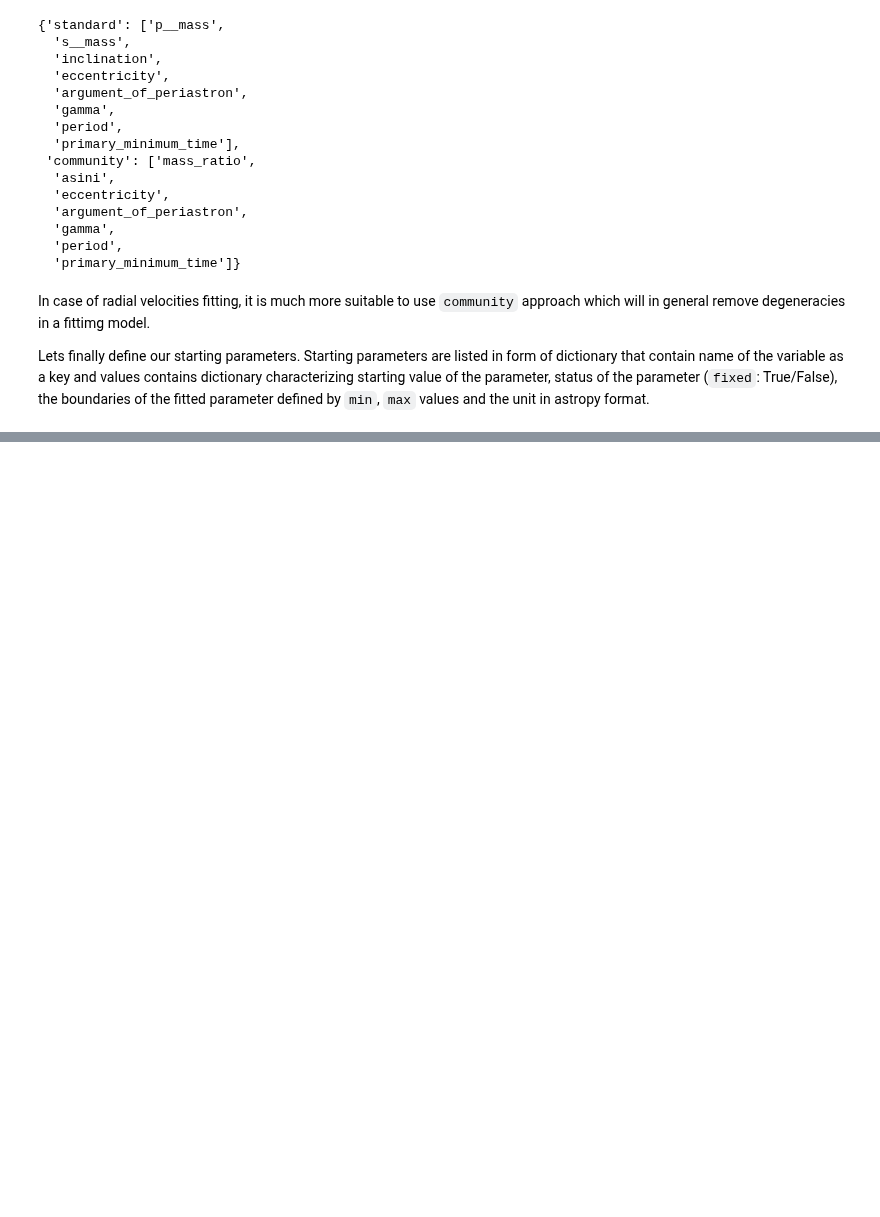
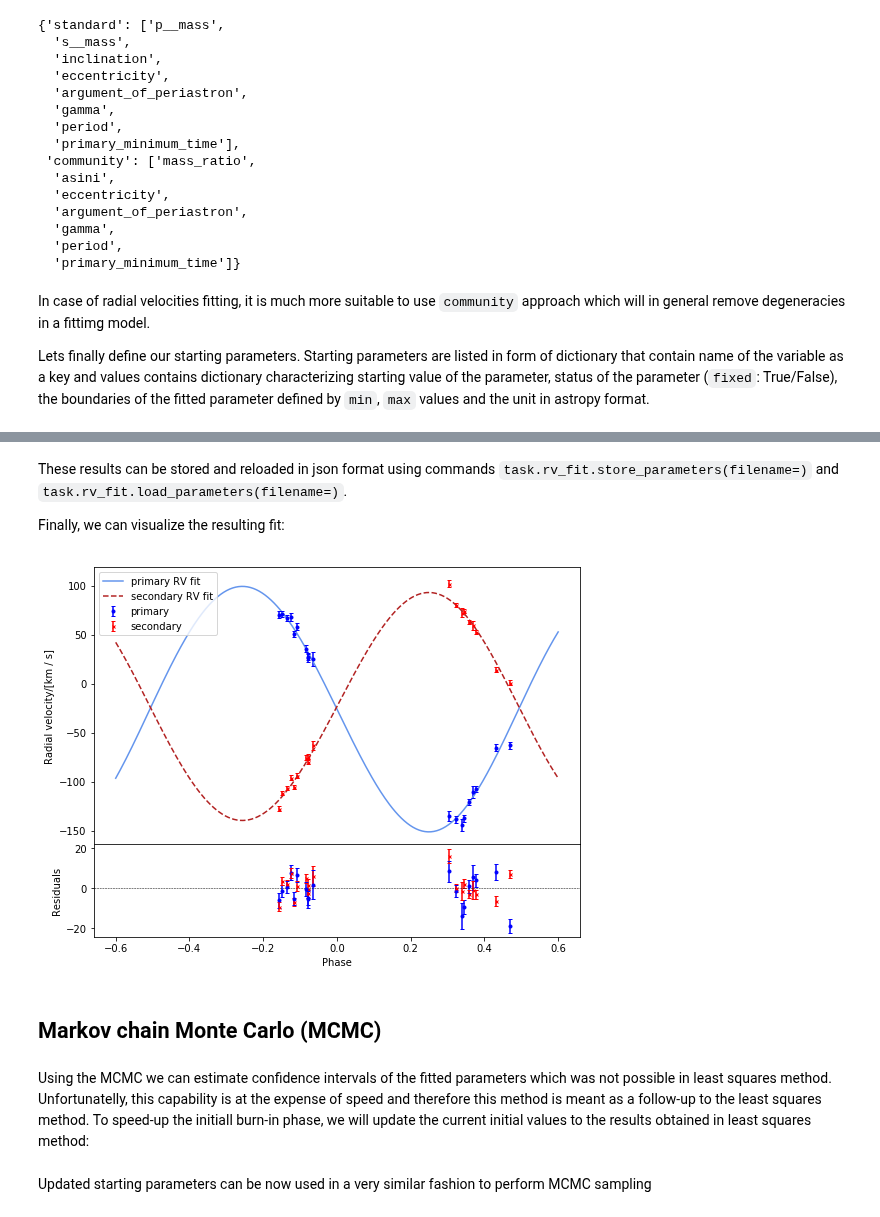
Before and after one commit to mikecokina/elisa, a Jupyter notebook: jupyter_tutorials/demo11-rv_fitting.ipynb, the cells around one changed output, grey strips where cells are left out. Drawn from its saved outputs; the diff is of its cells as text; code cells hidden in the pictures; blank space fills up the shorter version.

```diff
--- a/jupyter_tutorials/demo11-rv_fitting.ipynb
+++ b/jupyter_tutorials/demo11-rv_fitting.ipynb
@@ -74,10 +74,10 @@ rv_initial = {
         'max': 1.2
     },
     'argument_of_periastron': {
-        'value': 180,
+        'value': 170,
         'fixed': False,
-        'min': 0,
-        'max': 360,
+        'min': 100,
+        'max': 240,
         'unit': u.deg
     },
     'gamma': {
@@ -105,0 +125,12 @@ fit_params = task.rv_fit.fit(x0=rv_initial, method='least_squares')
+# %% [markdown]
+These results can be stored and reloaded in json format using commands `task.rv_fit.store_parameters(filename=)` and `task.rv_fit.load_parameters(filename=)`.
+
+Finally, we can visualize the resulting fit:
+# %%
+task.rv_fit.plot.model()
+# %% [output]
+[figure, added]
+# %% [markdown]
+## Markov chain Monte Carlo (MCMC)
+# %% [markdown]
+Using the MCMC we can estimate confidence intervals of the fitted parameters which was not possible in least squares method. Unfortunatelly, this capability is at the expense of speed and therefore this method is meant as a follow-up to the least squares method. To speed-up the initiall burn-in phase, we will update the current initial values to the results obtained in least squares method:
@@ -105,0 +140,2 @@ fit_params = task.rv_fit.fit(x0=rv_initial, method='least_squares')
+# %% [markdown]
+Updated starting parameters can be now used in a very similar fashion to perform MCMC sampling
```
Also changed, not shown: parts of 8 cells of this notebook, 2 other files.
